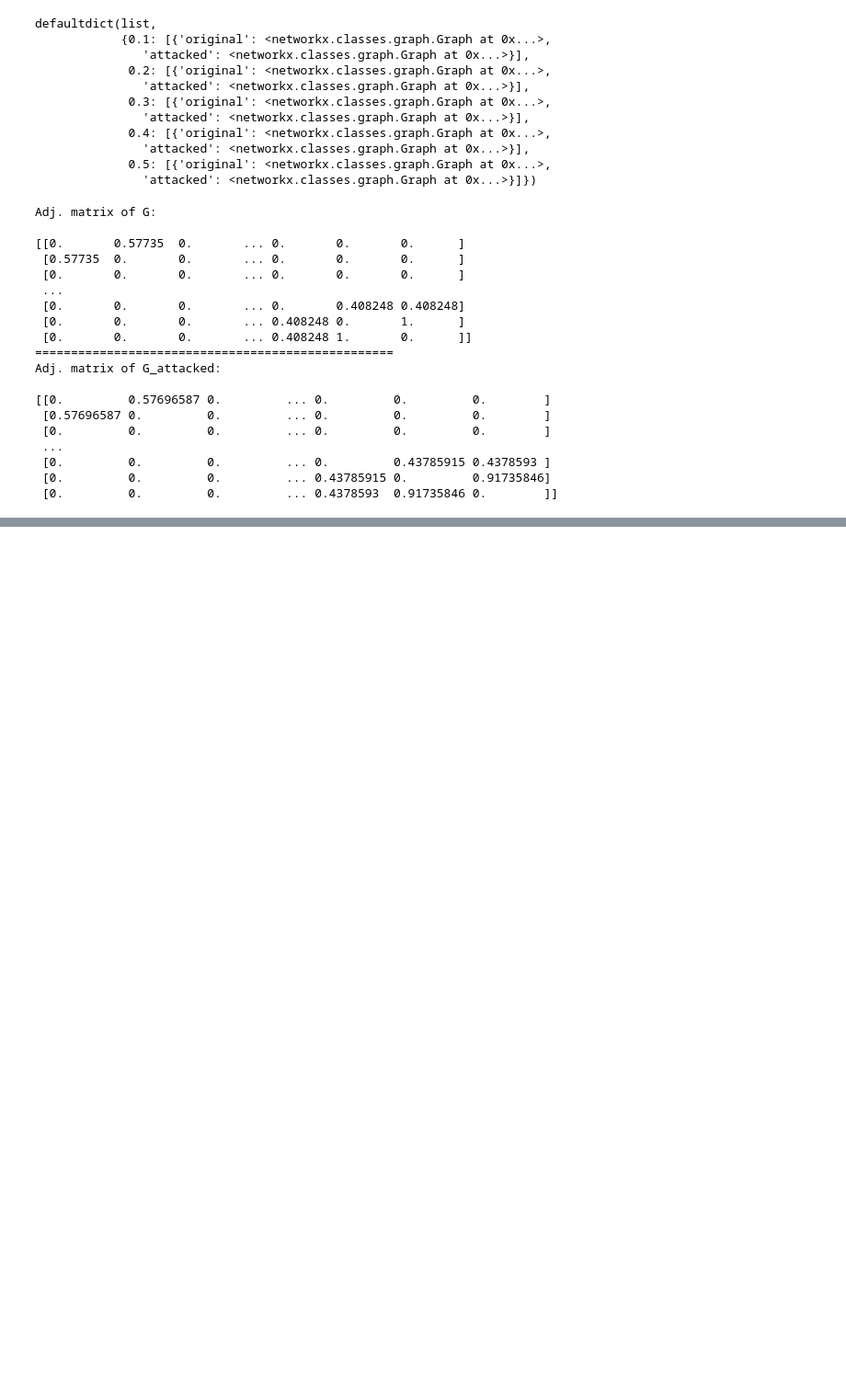
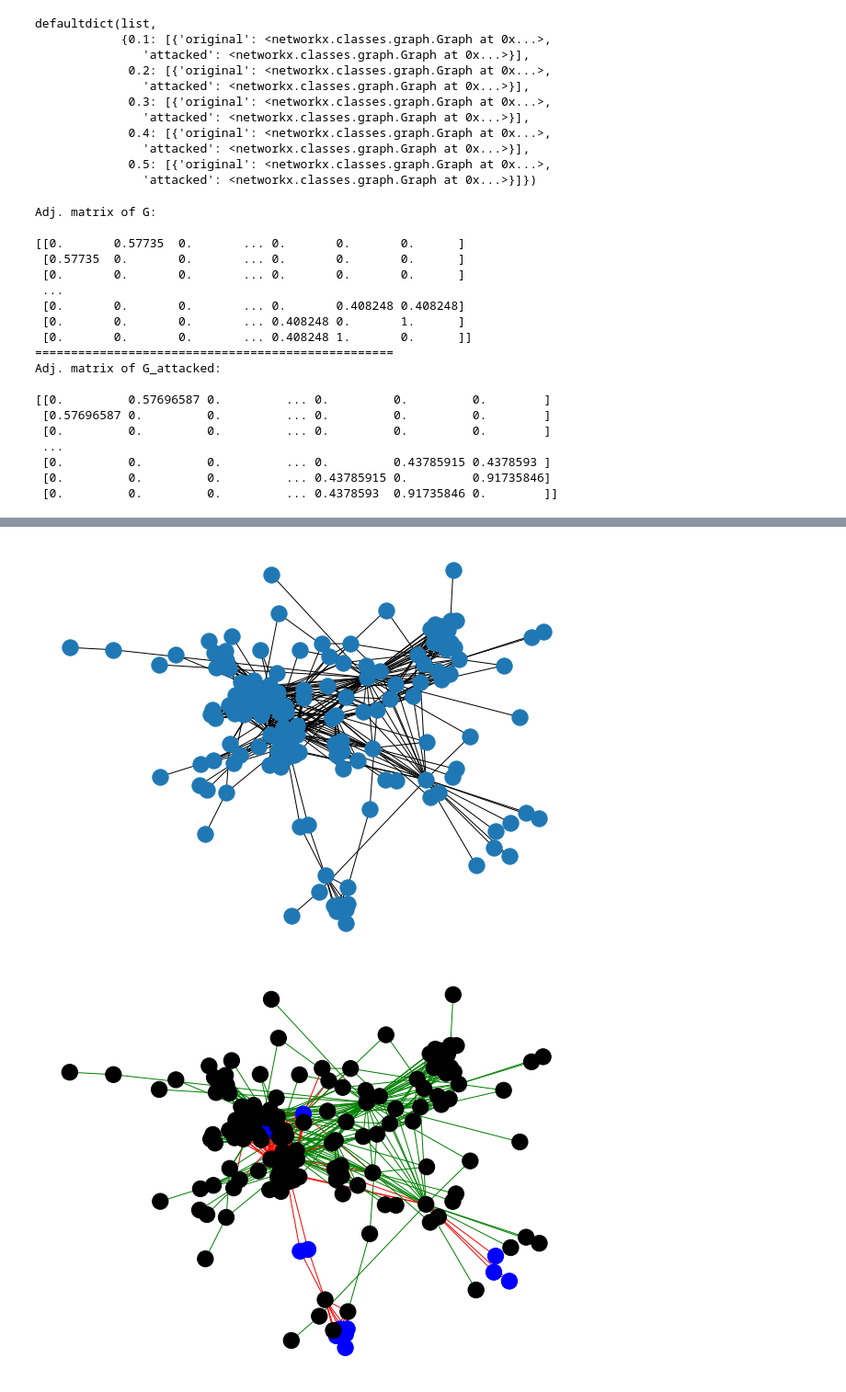
Before and after one commit to cbw975/spectrum_attack, a Jupyter notebook: vis.ipynb, the cells around one changed output, grey strips where cells are left out. Shown at 92% size. Drawn from its saved outputs; the diff is of its cells as text; code cells hidden in the pictures; blank space fills up the shorter version.

Commit message:
colored attacked graph edges and nodes

```diff
--- a/vis.ipynb
+++ b/vis.ipynb
@@ -80,0 +78,42 @@ networkx.classes.graph.Graph
+# %%
+def colorNodes(G, targets):
+    """
+    maps a color to each node. Target subgraph nodes are blue, other nodes are black
+    Returns a list of node colors with target subgraph nodes in
+    """
+    return ['blue' if node in targets else 'black' for node in G]
+
+def colorWeightsAttacked(G_orig, G_attack):
+    """
+    maps a color to each edge based on how weights changed between G_orig and G_attack
+    Input: G_orig = initial graph. G_attack = modified graph
+    Output: edge_colors = list of edge colors (green decreased, red increased, grey unchanged)
+    """
+    edge_colors = []
+    for (u,v,d) in G_attack.edges(data=True):
+        if d['weight'] > G_orig[u][v]['weight']: #weight increased
+            edge_colors.append('red')
+        elif d['weight'] < G_orig[u][v]['weight']: #weight decreased
+            edge_colors.append('green')
+        else: #weight unchanged or None
+            edge_colors.append('grey')
+    return edge_colors
+# %%
+posNodes = nx.spring_layout(G) # positions for all nodes
+edgeColors = colorWeightsAttacked(G,G_attacked) #modified edge colors
+with open('target_nodes.txt', 'r') as f:
+    target_nodes = f.read().split(', ')
+targetNodes = [int(i) for i in target_nodes]
+nodeColors = colorNodes(G,targets=targetNodes)
+
+
+# visualization of the original graph
+fig_original = plt.figure(figsize=(8,6))
+nx.draw(G, pos=posNodes)
+
+# visualization of the modified graph
+fig_modified = plt.figure(figsize=(8,6))
+nx.draw(G_attacked,pos=posNodes,node_color=nodeColors,edge_color=edgeColors)
+# %% [output]
+[figure, added]
+[figure, added]
```
Also changed, not shown: parts of 3 cells of this notebook.
